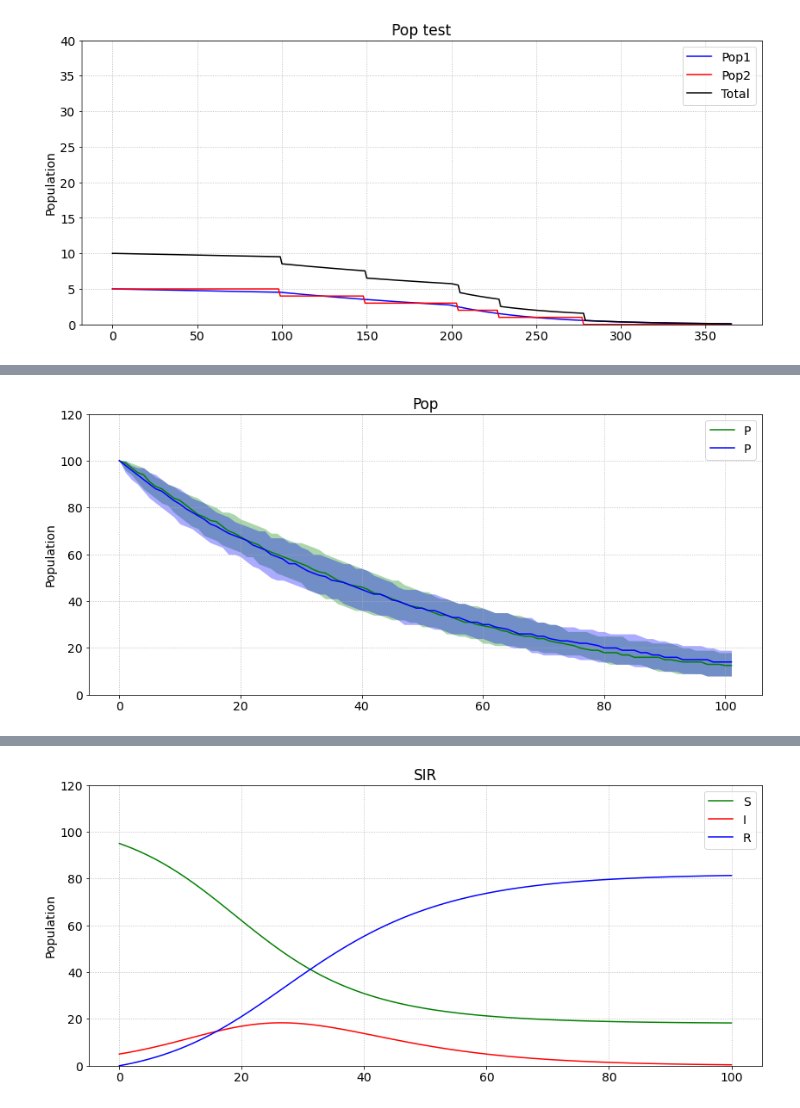
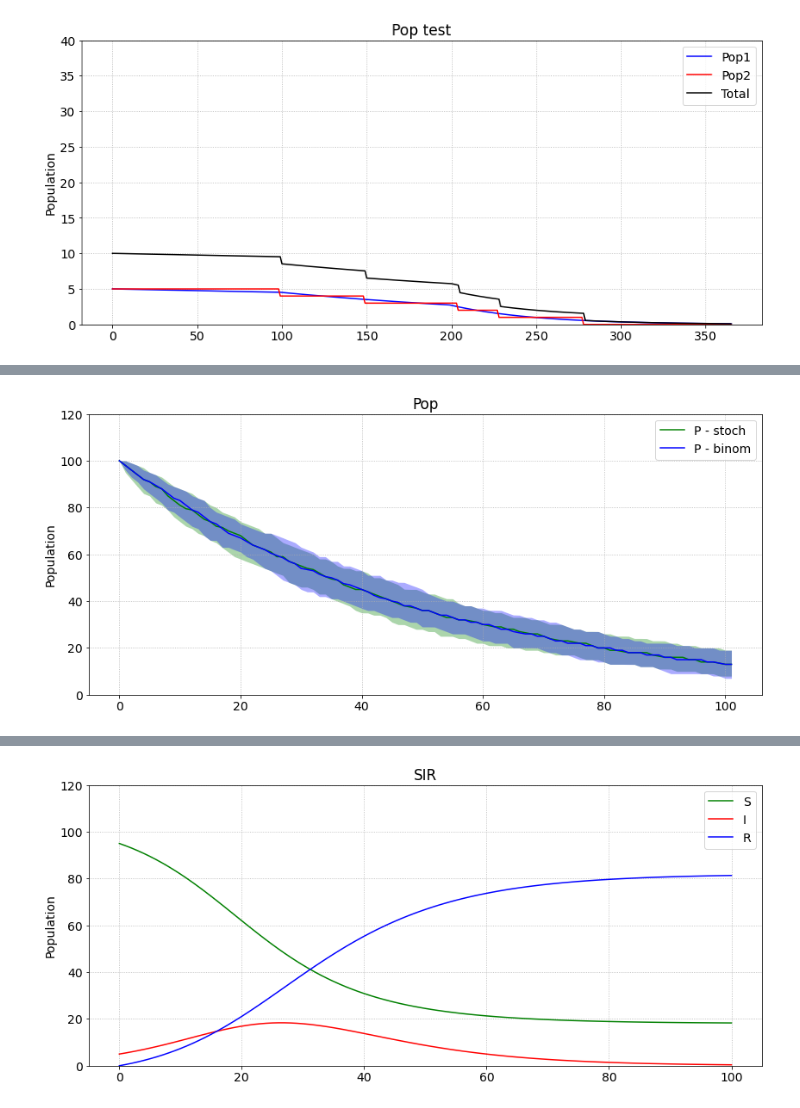
Before and after one commit to DND-DRDC-RDDC/OS_PyCoMod, a Jupyter notebook: test.ipynb, the cells around one changed output, grey strips where cells are left out. Saved outputs shown, nothing was run; the diff lists cells and outputs as text; code cells hidden in the pictures.

```diff
--- a/test.ipynb
+++ b/test.ipynb
@@ -705,14 +738,14 @@ m_binom = simple_binomial(100)
 # %%
 # run both stochastic and binomial models in monte-carlo mode
 mgr = pcm.RunManager()
-mgr.run_mc(m_stoch, duration=100, reps=100, label='My run - stoch')
-mgr.run_mc(m_binom, duration=100, reps=100, label='My run - binom')
+mgr.run_mc(m_stoch, duration=100, reps=100, dt=1, label='My run - stoch')
+mgr.run_mc(m_binom, duration=100, reps=100, dt=1, label='My run - binom')
 # %%
 plt = pcm.Plotter(title='Pop', ylabel='Population', fontsize=14, ylimit=[0,120], xdates=False)
-plt.plot(mgr['My run - stoch']['output_mc']['P'], color='green', interval=90, label='P', step=True)
-plt.plot(mgr['My run - binom']['output_mc']['P'], color='blue', interval=90, label='P', step=True)
+plt.plot(mgr['My run - stoch']['output_mc']['P'], color='green', interval=90, label='P - stoch', step=True)
+plt.plot(mgr['My run - binom']['output_mc']['P'], color='blue', interval=90, label='P - binom', step=True)
 # %% [output]
-[figure, old version]
+[figure, new version]
 # %%
 class SIR(pcm.Model):
     def build(self):
```
Also changed, not shown: parts of 29 cells of this notebook, 2 other files.
